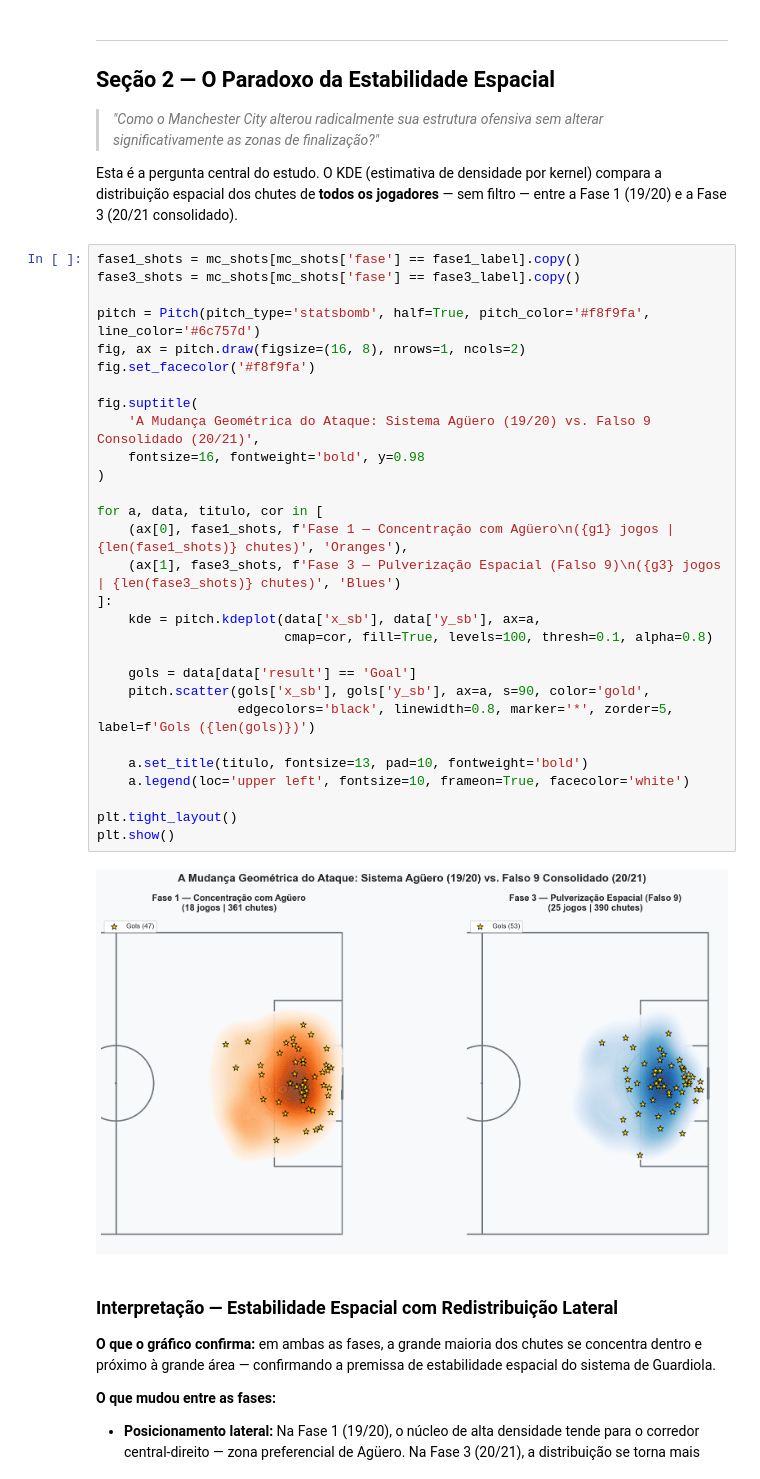
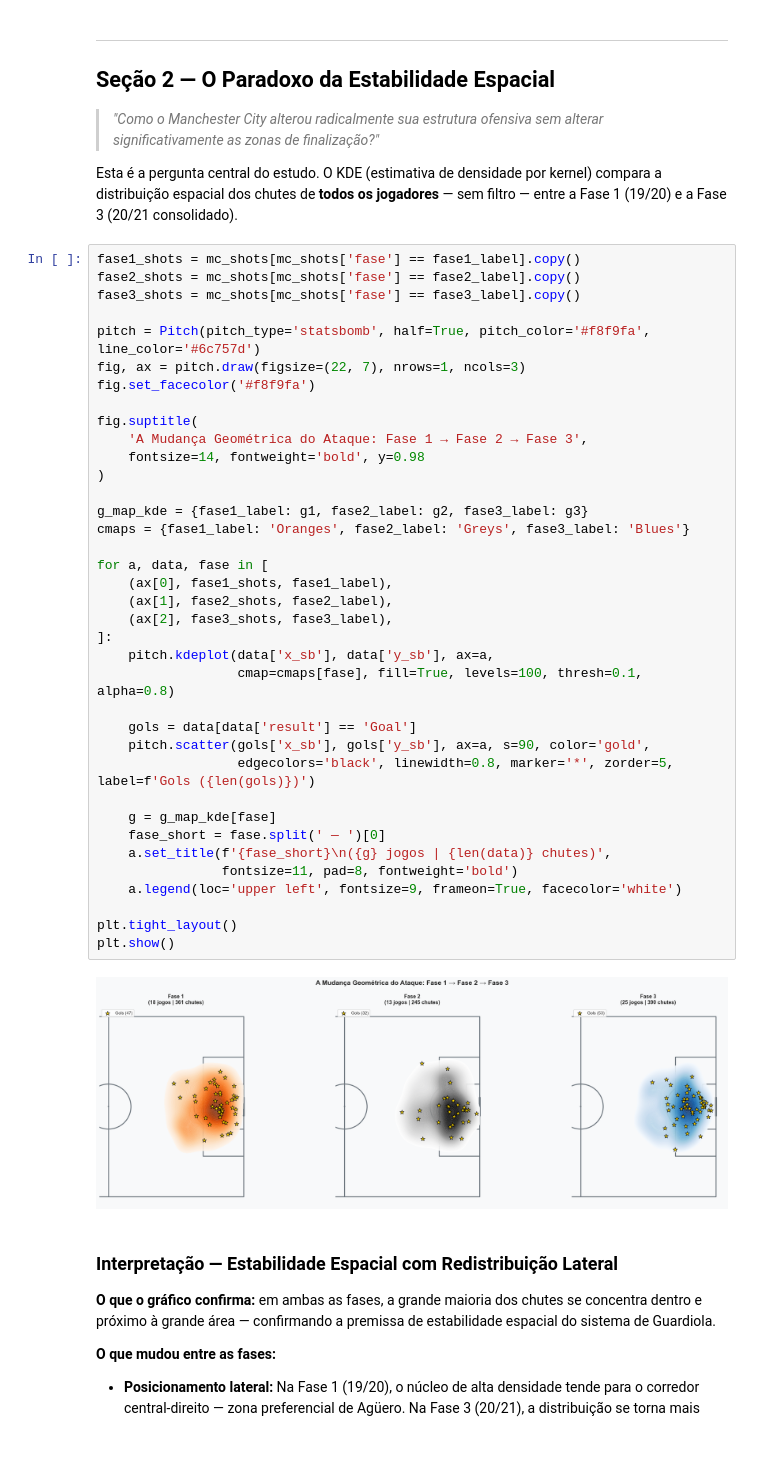
Before and after one commit to carolabdu/futebol-analise, a Jupyter notebook: Analise_City_19_20_20_21_completo.ipynb, the cells around one changed output. Saved outputs shown, nothing was run; the diff lists cells and outputs as text; blank space fills up the shorter version.

Commit message:
Mudanças aula 9/6

```diff
--- a/Analise_City_19_20_20_21_completo.ipynb
+++ b/Analise_City_19_20_20_21_completo.ipynb
@@ -299,35 +294,43 @@ plt.show()
 Esta é a pergunta central do estudo. O KDE (estimativa de densidade por kernel) compara a distribuição espacial dos chutes de **todos os jogadores** — sem filtro — entre a Fase 1 (19/20) e a Fase 3 (20/21 consolidado).
 # %%
 fase1_shots = mc_shots[mc_shots['fase'] == fase1_label].copy()
+fase2_shots = mc_shots[mc_shots['fase'] == fase2_label].copy()
 fase3_shots = mc_shots[mc_shots['fase'] == fase3_label].copy()
 
 pitch = Pitch(pitch_type='statsbomb', half=True, pitch_color='#f8f9fa', line_color='#6c757d')
-fig, ax = pitch.draw(figsize=(16, 8), nrows=1, ncols=2)
+fig, ax = pitch.draw(figsize=(22, 7), nrows=1, ncols=3)
 fig.set_facecolor('#f8f9fa')
 
 fig.suptitle(
-    'A Mudança Geométrica do Ataque: Sistema Agüero (19/20) vs. Falso 9 Consolidado (20/21)',
-    fontsize=16, fontweight='bold', y=0.98
+    'A Mudança Geométrica do Ataque: Fase 1 → Fase 2 → Fase 3',
+    fontsize=14, fontweight='bold', y=0.98
 )
 
-for a, data, titulo, cor in [
-    (ax[0], fase1_shots, f'Fase 1 — Concentração com Agüero\n({g1} jogos | {len(fase1_shots)} chutes)', 'Oranges'),
-    (ax[1], fase3_shots, f'Fase 3 — Pulverização Espacial (Falso 9)\n({g3} jogos | {len(fase3_shots)} chutes)', 'Blues')
+g_map_kde = {fase1_label: g1, fase2_label: g2, fase3_label: g3}
+cmaps = {fase1_label: 'Oranges', fase2_label: 'Greys', fase3_label: 'Blues'}
+
+for a, data, fase in [
+    (ax[0], fase1_shots, fase1_label),
+    (ax[1], fase2_shots, fase2_label),
+    (ax[2], fase3_shots, fase3_label),
 ]:
-    kde = pitch.kdeplot(data['x_sb'], data['y_sb'], ax=a,
-                        cmap=cor, fill=True, levels=100, thresh=0.1, alpha=0.8)
+    pitch.kdeplot(data['x_sb'], data['y_sb'], ax=a,
+                  cmap=cmaps[fase], fill=True, levels=100, thresh=0.1, alpha=0.8)
 
     gols = data[data['result'] == 'Goal']
     pitch.scatter(gols['x_sb'], gols['y_sb'], ax=a, s=90, color='gold',
                   edgecolors='black', linewidth=0.8, marker='*', zorder=5, label=f'Gols ({len(gols)})')
 
-    a.set_title(titulo, fontsize=13, pad=10, fontweight='bold')
-    a.legend(loc='upper left', fontsize=10, frameon=True, facecolor='white')
+    g = g_map_kde[fase]
+    fase_short = fase.split(' — ')[0]
+    a.set_title(f'{fase_short}\n({g} jogos | {len(data)} chutes)',
+                fontsize=11, pad=8, fontweight='bold')
+    a.legend(loc='upper left', fontsize=9, frameon=True, facecolor='white')
 
 plt.tight_layout()
 plt.show()
 # %% [output]
-[figure, old version]
+[figure, new version]
 # %% [markdown]
 ### Interpretação — Estabilidade Espacial com Redistribuição Lateral
 
```
Also changed, not shown: parts of 13 cells of this notebook.
